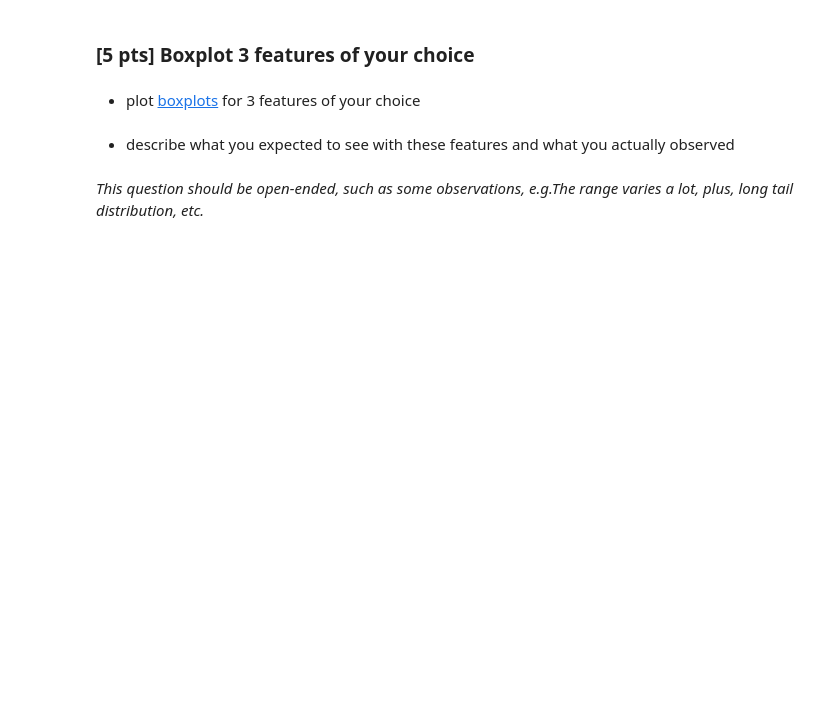
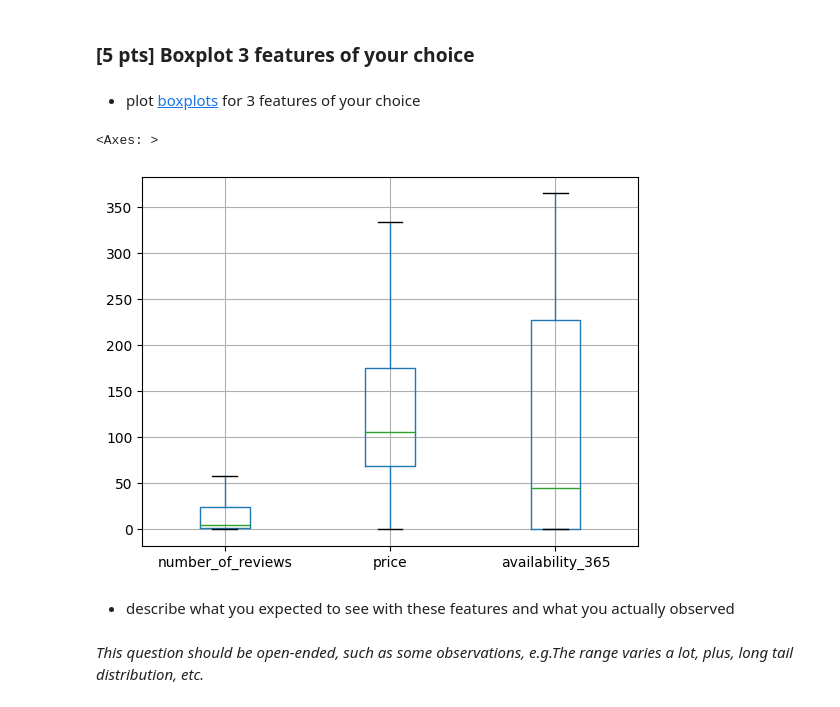
Before and after one commit to roshantaneja/ucla_cssi_2024, a Jupyter notebook: homework/homework_1/HW1_Part2.ipynb, the cells around one changed output. Cells and saved outputs as stored; diff of their text form; code cells hidden in the pictures; blank space fills up the shorter version.

```diff
--- a/homework/homework_1/HW1_Part2.ipynb
+++ b/homework/homework_1/HW1_Part2.ipynb
@@ -558,0 +8,4 @@ We will apply what we've learnt to another dataset (airbnb dataset). We will pre
+# %%
+import pandas as pd
+data = pd.read_csv("https://drive.google.com/uc?id=1Wa5ixqnsckyQQhb1Ap4wl37mSgnPI12F&export=download")
+data.head()
@@ -573,0 +48,2 @@ Something about the names being non-numeric with thousands of possibilities, non
+# %%
+data_new = data.drop(columns = ['name', 'host_id', 'host_name', 'last_review', 'reviews_per_month'])
@@ -580,3 +66,10 @@ Something about the names being non-numeric with thousands of possibilities, non
+# %%
+import matplotlib
+import matplotlib.pyplot as plt
+data_new.boxplot(column = ['number_of_reviews', 'price','availability_365'], showfliers = False)
+# %% [output]
+<Axes: >
+[figure, added]
 # %% [markdown]
 - describe what you expected to see with these features and what you actually observed
 # %% [markdown]
```
Also changed, not shown: parts of 100 cells of this notebook, 13 other files.
